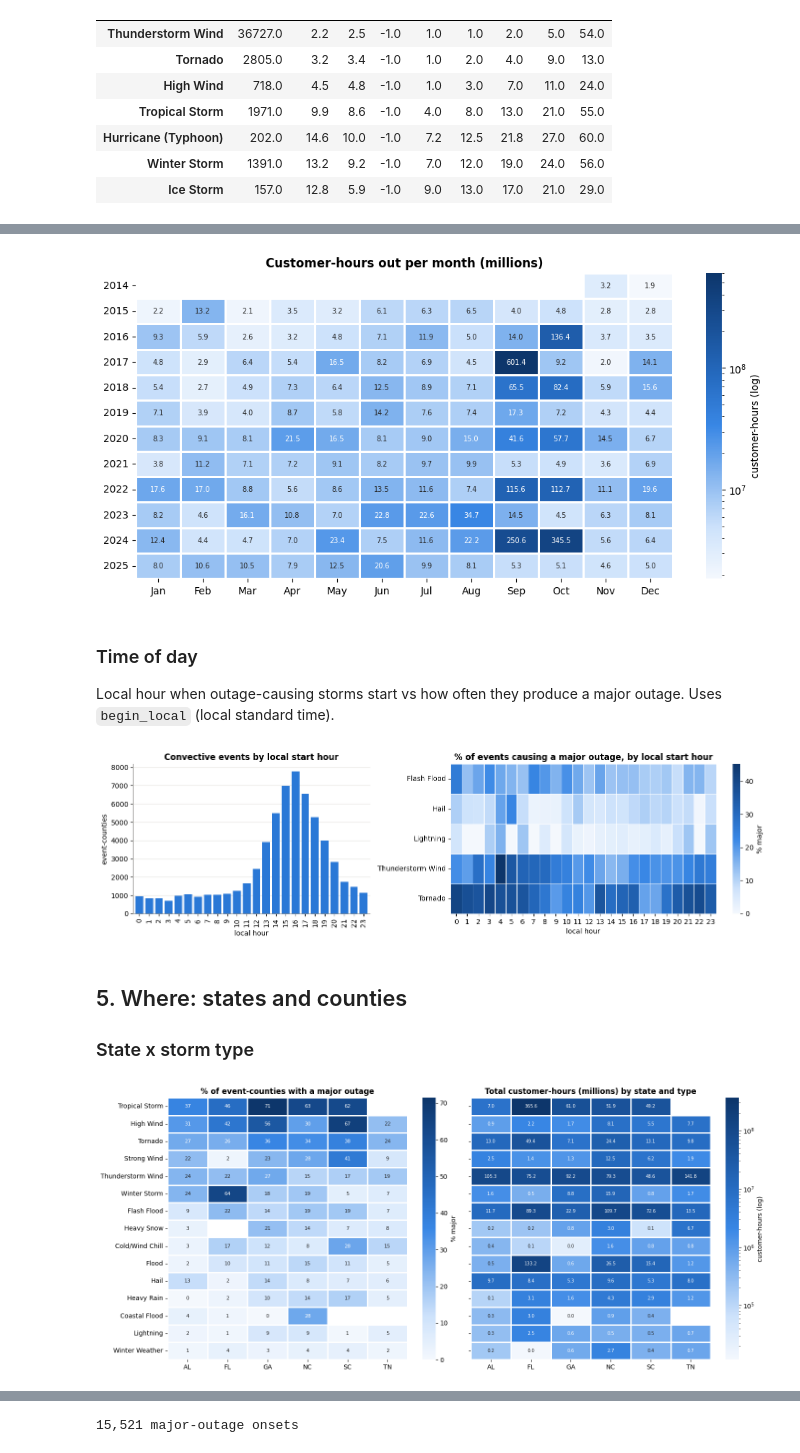
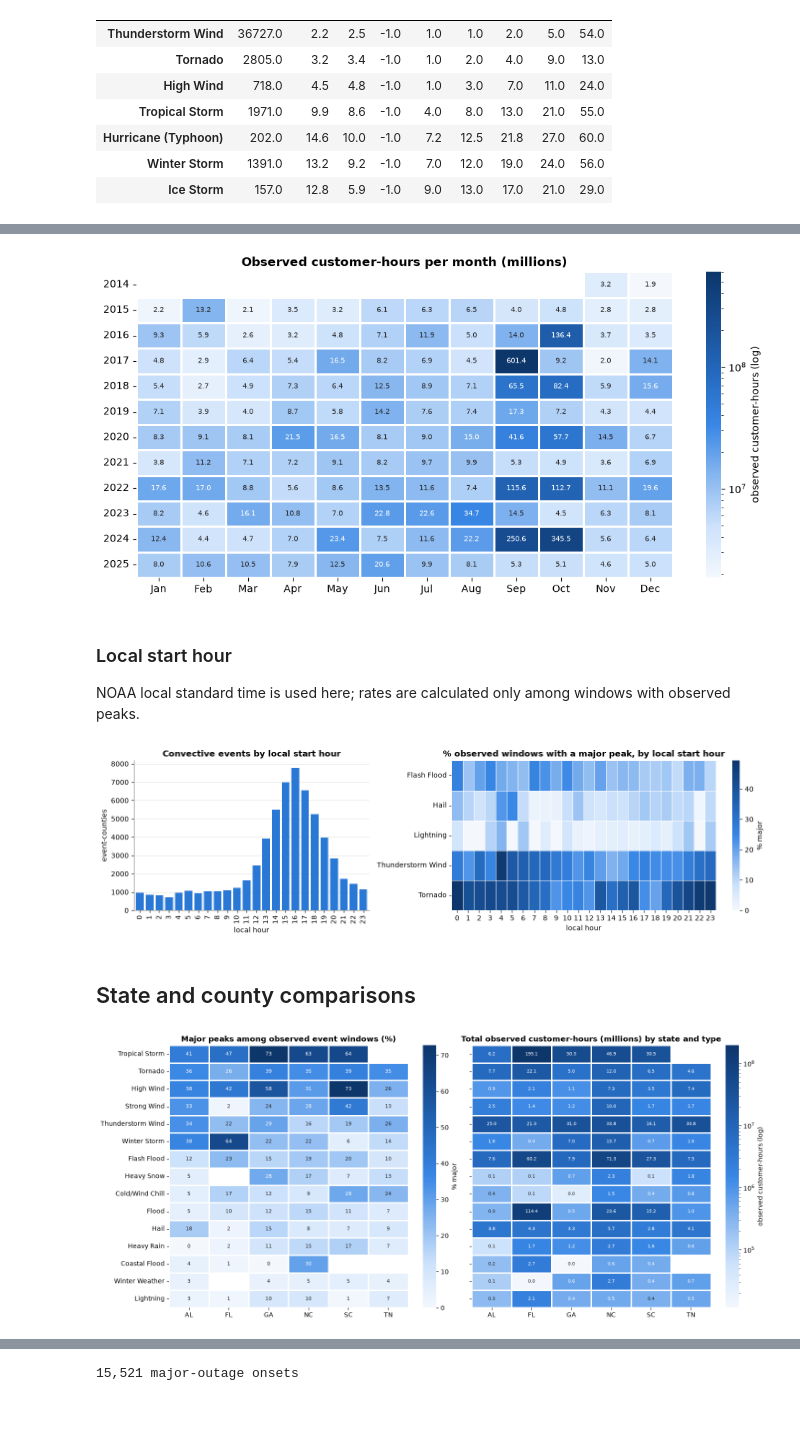
Before and after one commit to Chumpz0/Capstone-Power-Outage-Prediction, a Jupyter notebook: notebooks/03_eda_storm_outage.ipynb, the cells around one changed output, grey strips where cells are left out. Drawn from its saved outputs; the diff is of its cells as text; code cells hidden in the pictures; blank space fills up the shorter version.

```diff
--- a/notebooks/03_eda_storm_outage.ipynb
+++ b/notebooks/03_eda_storm_outage.ipynb
@@ -25,6 +3,10 @@ peak. All joins run in DuckDB, so nothing big is loaded into pandas.
 # %%
 import sys
-sys.path.insert(0, "..")
+from pathlib import Path
+
+ROOT = next(p for p in [Path.cwd(), *Path.cwd().parents] if (p / "src/config.py").exists())
+if str(ROOT) not in sys.path:
+    sys.path.insert(0, str(ROOT))
 import re
 
 import duckdb
@@ -37,6 +19,7 @@ import seaborn as sns
 
 from src import config as C
 from src.data import duckdb_path
+from src.eda import build_storm_outage_tables, grouped_burden
 from src.plotting import BLUE, ORANGE, GREY, CAT, SEQ, fmt_k, heat_axes, use_style
 
 pd.set_option("display.max_columns", 40)
@@ -44,6 +27,8 @@ pd.set_option("display.width", 200)
 pd.set_option("display.max_colwidth", 60)
 use_style()
 
+MIN_TYPE_N, MIN_CELL_N, MIN_STATE_N, MIN_COUNTY_N = 100, 10, 20, 50
+CUSTOMER_FACTOR = 1.2
 MAJOR = 0.05                        # peak share that counts as a "major" outage
 PRE_H, POST_H, MAX_H = 1, 12, 48    # event window: start - 1h ... min(end, start + 48h) + 12h
 
@@ -208,13 +117,16 @@ Two different questions:
 # %%
 by_type = imp.groupby("event_type").agg(
     rows=("event_id", "size"),
+    observed=("peak", "count"),
     median_peak=("peak", "median"),
     median_share=("peak_share", "median"),
     pct_major=("major", "mean"),
     p90_peak=("peak", lambda s: s.quantile(0.9)),
-    total_cust_hours=("cust_hours", "sum"),
     median_hours_to_peak=("hours_to_peak", "median"),
 ).sort_values("median_share", ascending=False)
+type_burden = grouped_burden(con, ["event_type"]).set_index("event_type")
+by_type["total_cust_hours"] = type_burden["cust_hours"]
+by_type["unknown"] = by_type["rows"] - by_type["observed"]
 by_type["pct_major"] *= 100
 by_type["median_share"] *= 100
 by_type.round(1)
@@ -311,14 +221,14 @@ worse in some seasons, e.g. winter thunderstorms vs summer ones.
 # %%
 imp["month"] = imp["begin_utc"].dt.month
-TYPES_300 = by_type[by_type["rows"] >= 300].index   # types with enough rows for a per-month / per-state grid
+TYPES_300 = by_type[by_type["observed"] >= 300].index   # types with enough rows for a per-month / per-state grid
 
 cells = imp[imp["event_type"].isin(TYPES_300)].groupby(["event_type", "month"])
-grid = (100 * cells["peak_share"].median()).where(cells.size() >= 10).unstack()
+grid = (100 * cells["peak_share"].median()).where(cells["peak_share"].count() >= MIN_CELL_N).unstack()
 grid = grid.loc[grid.median(axis=1).sort_values(ascending=False).index]
 
 fig, ax = plt.subplots(figsize=(12, 7))
-sns.heatmap(grid, cmap=SEQ, norm=LogNorm(vmin=0.01, vmax=20), annot=True, fmt=".2g", annot_kws={"fontsize": 7},
-            linewidths=1, linecolor="white", cbar_kws={"label": "median peak % of customers out (log)"}, ax=ax)
+sns.heatmap(grid, cmap=SEQ, vmin=0, annot=True, fmt=".2g", annot_kws={"fontsize": 7},
+            linewidths=1, linecolor="white", cbar_kws={"label": "median observed peak %"}, ax=ax)
 heat_axes(ax)
 ax.set(title="Median peak outage share by storm type and month", xlabel="", ylabel="")
 plt.show()
@@ -497,57 +403,57 @@ grid = ym.pivot(index="year", columns="month", values="cust_hours")
 
 fig, ax = plt.subplots(figsize=(12, 5.5))
 sns.heatmap(grid, cmap=SEQ, norm=LogNorm(), linewidths=1, linecolor="white", annot=grid / 1e6, fmt=".1f",
-            annot_kws={"fontsize": 7}, cbar_kws={"label": "customer-hours (log)"}, ax=ax)
+            annot_kws={"fontsize": 7}, cbar_kws={"label": "observed customer-hours (log)"}, ax=ax)
 heat_axes(ax)
-ax.set(title="Customer-hours out per month (millions)", xlabel="", ylabel="")
+ax.set(title="Observed customer-hours per month (millions)", xlabel="", ylabel="")
 plt.show()
 # %% [output]
-[figure, old version]
+[figure, new version]
 # %% [markdown]
-### Time of day
+### Local start hour
 
-Local hour when outage-causing storms start vs how often they produce a major outage. Uses `begin_local` (local standard time).
+NOAA local standard time is used here; rates are calculated only among windows with observed peaks.
 # %%
-conv = imp[imp["event_type"].isin(["Thunderstorm Wind", "Tornado", "Hail", "Flash Flood", "Lightning"])].copy()
-conv["hour"] = conv["begin_local"].dt.hour
-pct_by_hour = conv.groupby(["event_type", "hour"])["major"].mean().unstack() * 100
+convective = imp[imp["event_type"].isin(["Thunderstorm Wind", "Tornado", "Hail", "Flash Flood", "Lightning"])].copy()
+convective["hour"] = convective["begin_local"].dt.hour
+pct_by_hour = convective.groupby(["event_type", "hour"])["major"].mean().unstack().astype(float) * 100
 
 fig, axes = plt.subplots(1, 2, figsize=(14, 4), gridspec_kw={"width_ratios": [1, 1.4]})
-conv.groupby("hour").size().plot.bar(ax=axes[0], color=BLUE, width=0.8)
+convective.groupby("hour").size().plot.bar(ax=axes[0], color=BLUE, width=0.8)
 axes[0].set(title="Convective events by local start hour", xlabel="local hour", ylabel="event-counties")
 axes[0].grid(axis="x", visible=False)
 sns.heatmap(pct_by_hour, cmap=SEQ, linewidths=0.5, linecolor="white", cbar_kws={"label": "% major"}, ax=axes[1])
-axes[1].set(title="% of events causing a major outage, by local start hour", xlabel="local hour", ylabel="")
+axes[1].set(title="% observed windows with a major peak, by local start hour", xlabel="local hour", ylabel="")
 heat_axes(axes[1], months=False)
 plt.tight_layout()
 plt.show()
 # %% [output]
-[figure, old version]
+[figure, new version]
 # %% [markdown]
-## 5. Where: states and counties
-
-### State x storm type
+## State and county comparisons
 # %%
-st = imp[imp["event_type"].isin(TYPES_300)]
+state_events = imp[imp["event_type"].isin(TYPES_300)]
 fig, axes = plt.subplots(1, 2, figsize=(15, 6.5), sharey=True)
 
 # Left: % major per state and type (blank when fewer than 20 rows), rows ordered by overall % major
-pct = st.pivot_table(index="event_type", columns="state_abbr", values="major", aggfunc="mean") * 100
-n_rows = st.pivot_table(index="event_type", columns="state_abbr", values="major", aggfunc="size")
-pct = pct.where(n_rows >= 20).loc[by_type.loc[TYPES_300].sort_values("pct_major", ascending=False).index]
+pct = state_events.pivot_table(index="event_type", columns="state_abbr", values="major", aggfunc="mean") * 100
+n_rows = state_events.pivot_table(index="event_type", columns="state_abbr", values="major", aggfunc="count")
+pct = pct.astype(float)
+pct = pct.where(n_rows >= MIN_STATE_N).loc[by_type.loc[TYPES_300].sort_values("pct_major", ascending=False).index]
 sns.heatmap(pct, cmap=SEQ, annot=True, fmt=".0f", annot_kws={"fontsize": 8}, linewidths=1, linecolor="white",
             cbar_kws={"label": "% major"}, ax=axes[0])
-axes[0].set(title="% of event-counties with a major outage", xlabel="", ylabel="")
+axes[0].set(title="Major peaks among observed event windows (%)", xlabel="", ylabel="")
 heat_axes(axes[0], months=False)
 
-# Right: total customer-hours per state and type
-ch = st.pivot_table(index="event_type", columns="state_abbr", values="cust_hours", aggfunc="sum").loc[pct.index]
+# Right: total observed customer-hours per state and type
+state_type_burden = grouped_burden(con, ["event_type", "state_abbr"])
+ch = state_type_burden.pivot(index="event_type", columns="state_abbr", values="cust_hours").reindex(index=pct.index, columns=pct.columns)
 sns.heatmap(ch, cmap=SEQ, norm=LogNorm(), annot=ch / 1e6, fmt=".1f", annot_kws={"fontsize": 7}, linewidths=1,
-            linecolor="white", cbar_kws={"label": "customer-hours (log)"}, ax=axes[1])
-axes[1].set(title="Total customer-hours (millions) by state and type", xlabel="", ylabel="")
+            linecolor="white", cbar_kws={"label": "observed customer-hours (log)"}, ax=axes[1])
+axes[1].set(title="Total observed customer-hours (millions) by state and type", xlabel="", ylabel="")
 heat_axes(axes[1], months=False)
 plt.tight_layout()
 plt.show()
 # %% [output]
-[figure, old version]
+[figure, new version]
 # %% [markdown]
```
Also changed, not shown: parts of 37 cells of this notebook, 9 other files.
